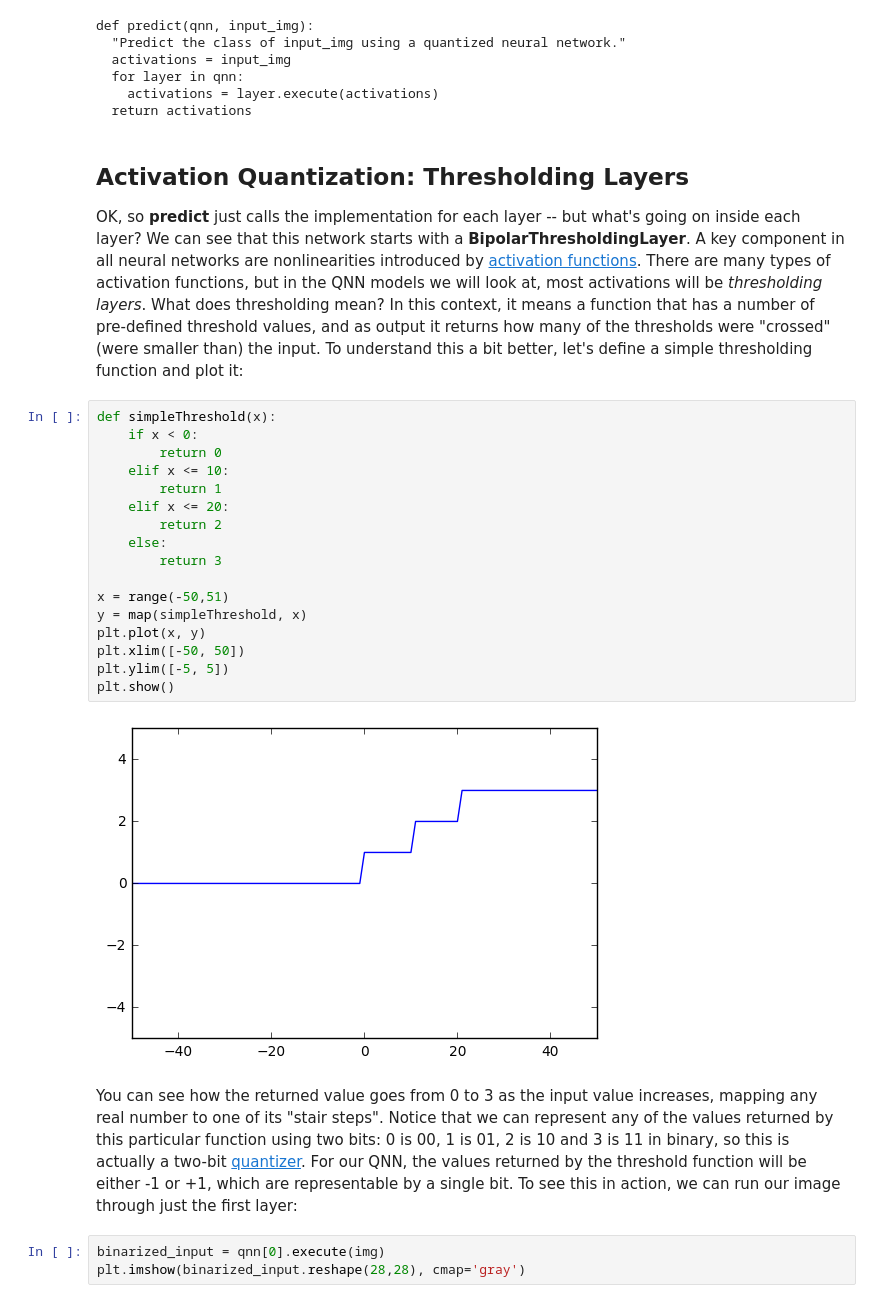
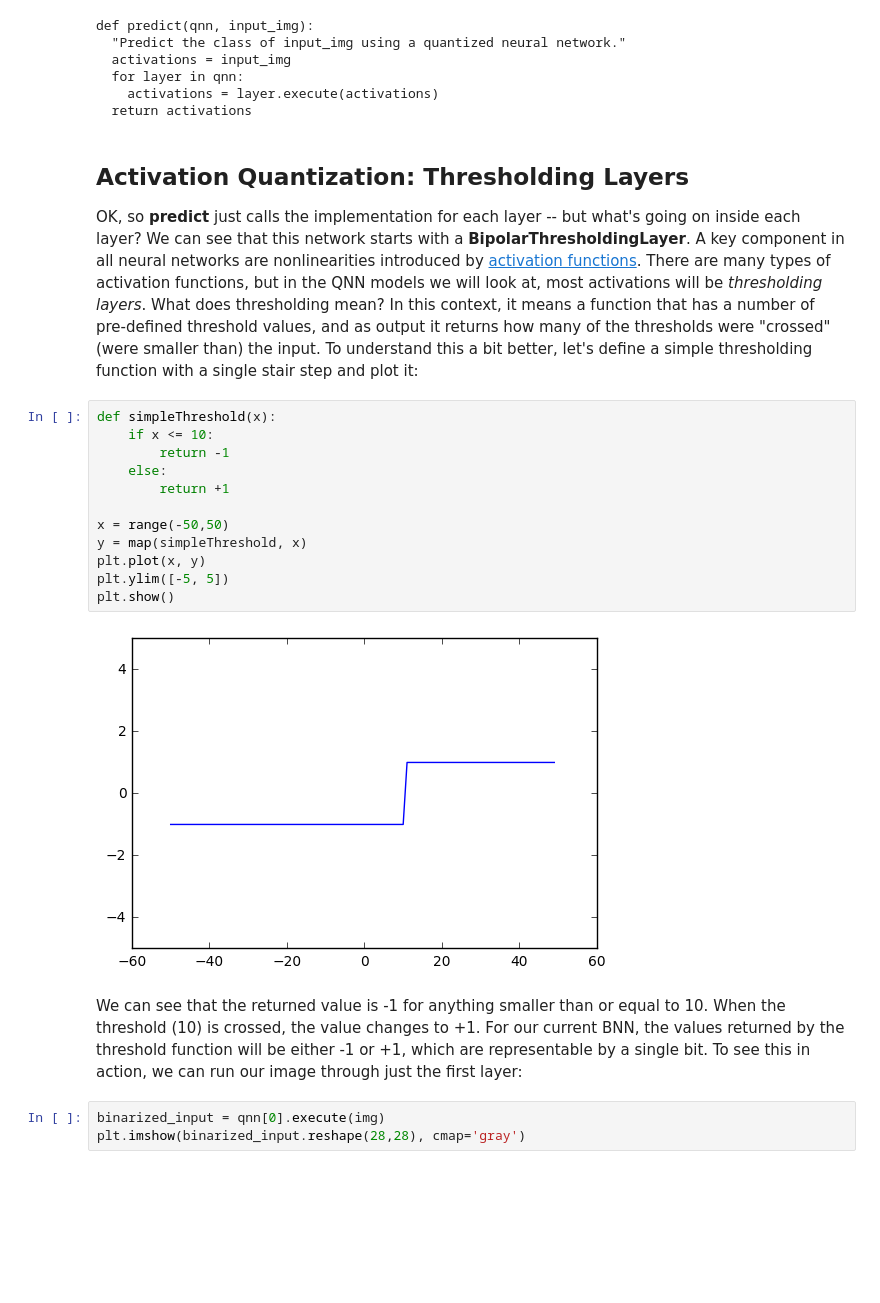
Before and after one commit to maltanar/qnn-inference-examples, a Jupyter notebook: 1-fully-connected-binarized-mnist.ipynb, the cells around one changed output. Drawn from its saved outputs; the diff is of its cells as text; blank space fills up the shorter version.

```diff
--- a/1-fully-connected-binarized-mnist.ipynb
+++ b/1-fully-connected-binarized-mnist.ipynb
@@ -58,28 +58,23 @@ def predict(qnn, input_img):
   return activations
 # %% [markdown]
 ## Activation Quantization: Thresholding Layers
-OK, so **predict** just calls the implementation for each layer -- but what's going on inside each layer? We can see that this network starts with a **BipolarThresholdingLayer**. A key component in all neural networks are nonlinearities introduced by [activation functions](https://en.wikipedia.org/wiki/Activation_function). There are many types of activation functions, but in the QNN models we will look at, most activations will be *thresholding layers*. What does thresholding mean? In this context, it means a function that has a number of pre-defined threshold values, and as output it returns how many of the thresholds were "crossed" (were smaller than) the input. To understand this a bit better, let's define a simple thresholding function and plot it:
+OK, so **predict** just calls the implementation for each layer -- but what's going on inside each layer? We can see that this network starts with a **BipolarThresholdingLayer**. A key component in all neural networks are nonlinearities introduced by [activation functions](https://en.wikipedia.org/wiki/Activation_function). There are many types of activation functions, but in the QNN models we will look at, most activations will be *thresholding layers*. What does thresholding mean? In this context, it means a function that has a number of pre-defined threshold values, and as output it returns how many of the thresholds were "crossed" (were smaller than) the input. To understand this a bit better, let's define a simple thresholding function with a single stair step and plot it:
 # %%
 def simpleThreshold(x):
-    if x < 0:
-        return 0
-    elif x <= 10:
-        return 1
-    elif x <= 20:
-        return 2
+    if x <= 10:
+        return -1
     else:
-        return 3
+        return +1
 
-x = range(-50,51)
+x = range(-50,50)
 y = map(simpleThreshold, x)
 plt.plot(x, y)
-plt.xlim([-50, 50])
 plt.ylim([-5, 5])
 plt.show()
 # %% [output]
-[figure, old version]
+[figure, new version]
 # %% [markdown]
-You can see how the returned value goes from 0 to 3 as the input value increases, mapping any real number to one of its "stair steps". Notice that we can represent any of the values returned by this particular function using two bits: 0 is 00, 1 is 01, 2 is 10 and 3 is 11 in binary, so this is actually a two-bit [quantizer](https://en.wikipedia.org/wiki/Quantization_(signal_processing)). For our QNN, the values returned by the threshold function will be either -1 or +1, which are representable by a single bit. To see this in action, we can run our image through just the first layer:
+We can see that the returned value is -1 for anything smaller than or equal to 10. When the threshold (10) is crossed, the value changes to +1. For our current BNN, the values returned by the threshold function will be either -1 or +1, which are representable by a single bit. To see this in action, we can run our image through just the first layer:
 # %%
 binarized_input = qnn[0].execute(img)
 plt.imshow(binarized_input.reshape(28,28), cmap='gray')
```
Also changed, not shown: parts of 11 cells of this notebook, 5 other files.
